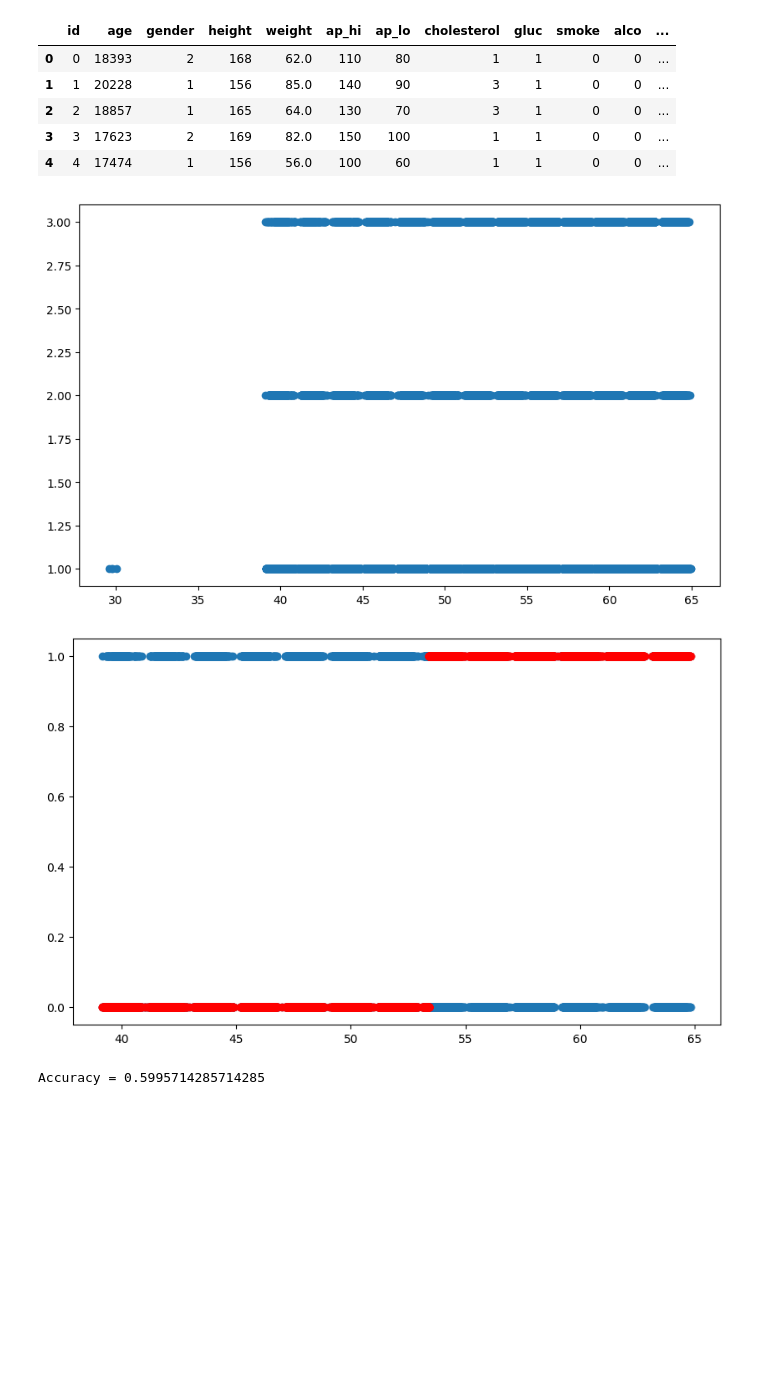
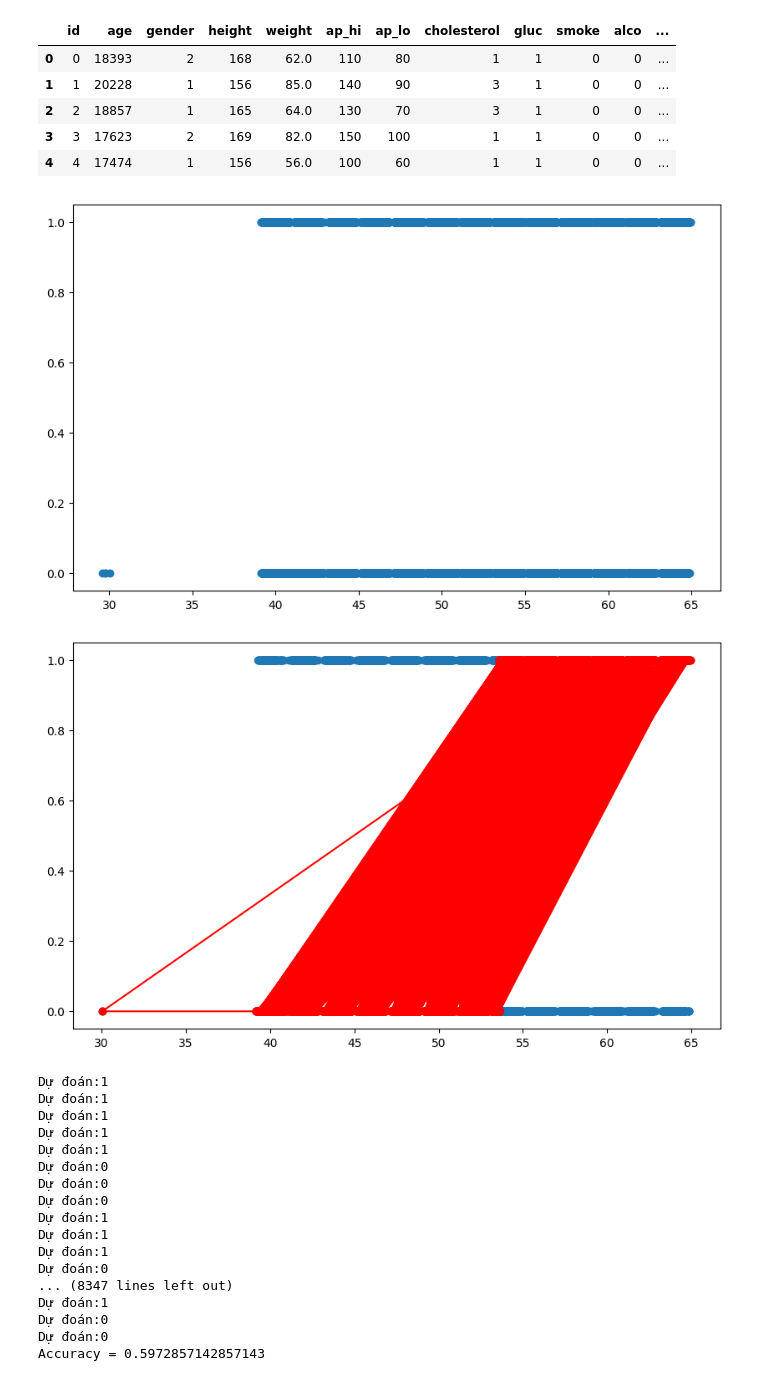
Before and after one commit to Hatrung1011/BTL_IoT, a Jupyter notebook: logiticRegression.ipynb, the cells around one changed output. Saved outputs shown, nothing was run; the diff lists cells and outputs as text; code cells hidden in the pictures; blank space fills up the shorter version.

```diff
--- a/logiticRegression.ipynb
+++ b/logiticRegression.ipynb
@@ -21,14 +21,14 @@ data.head()
 | 3 | 3 | 17623 | 2 | 169 | 82.0 | 150 | 100 | 1 | 1 | 0 | 0 | ... |
 | 4 | 4 | 17474 | 1 | 156 | 56.0 | 100 | 60 | 1 | 1 | 0 | 0 | ... |
 # %%
-plt.scatter(data['age']/365, data['gluc'])
+plt.scatter(data['age']/365, data['cardio'])
 plt.show()
 
 # Divide the data to training set and test set
 X_train, X_test, y_train, y_test = train_test_split(
     data['age']/365, data['cardio'], test_size=0.20)
 # %% [output]
-[figure, old version]
+[figure, new version]
 # %%
 # Creating the logistic regression model
 
@@ -68,27 +68,44 @@ def logistic_regression(X, Y):
 # %%
 b0, b1 = logistic_regression(X_train, y_train)
 
 # Making predictions
 # X_test = X_test.sort_values()  # Sorting values is optional only to see the line graph
 X_test_norm = normalize(X_test)
 y_pred = predict(X_test_norm, b0, b1)
 y_pred = [1 if p >= 0.5 else 0 for p in y_pred]
 
 plt.clf()
 plt.scatter(X_test, y_test)
 plt.scatter(X_test, y_pred, c="red")
-# plt.plot(X_test, y_pred, c="red", linestyle='-', marker='o') # Only if values are sorted
+plt.plot(X_test, y_pred, c="red", linestyle='-', marker='o') # Only if values are sorted
 plt.show()
 
 # The accuracy
 accuracy = 0
 for i in range(len(y_pred)):
     if y_pred[i] == y_test.iloc[i]:
         accuracy += 1
+        print(f"Dự đoán:{y_pred[y_test.iloc[i]]}")
 print(f"Accuracy = {accuracy / len(y_pred)}")
 # %% [output]
-[figure, old version]
+[figure, new version]
-Accuracy = 0.5995714285714285
+Dự đoán:1
+Dự đoán:1
+Dự đoán:1
+Dự đoán:1
+Dự đoán:1
+Dự đoán:0
+Dự đoán:0
+Dự đoán:0
+Dự đoán:1
+Dự đoán:1
+Dự đoán:1
+Dự đoán:0
+... (8347 lines left out)
+Dự đoán:1
+Dự đoán:0
+Dự đoán:0
+Accuracy = 0.5972857142857143
 # %%
 from sklearn.linear_model import LogisticRegression
 
```
Also changed, not shown: parts of 1 cell of this notebook.
